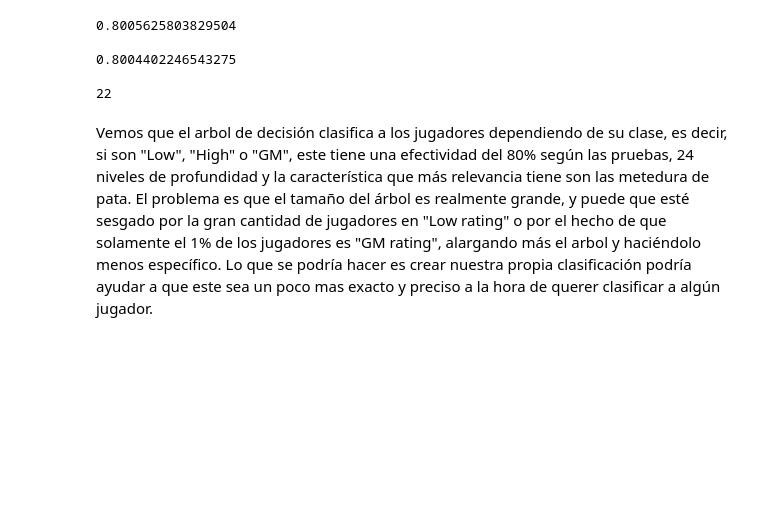
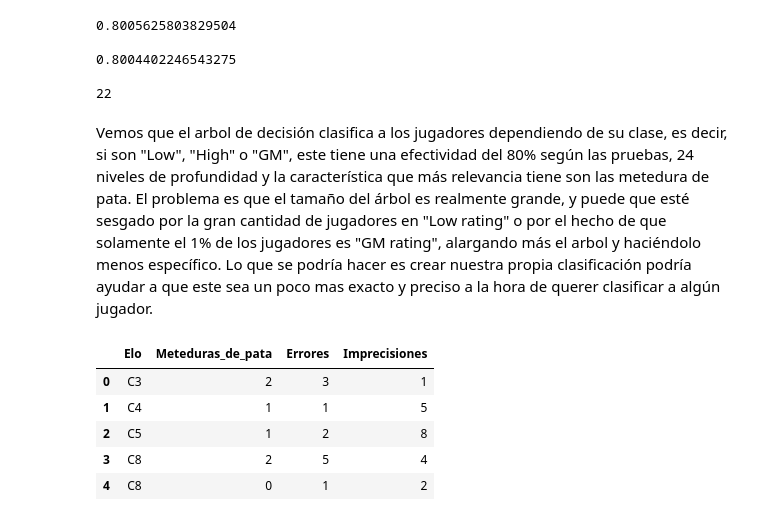
Before and after one commit to ReneSRuiz/Mineria_de_datos, a Jupyter notebook: NotebookFinal_Equipo11.ipynb, the cells around one changed output. Saved outputs shown, nothing was run; the diff lists cells and outputs as text; code cells hidden in the pictures; blank space fills up the shorter version.

```diff
--- a/NotebookFinal_Equipo11.ipynb
+++ b/NotebookFinal_Equipo11.ipynb
@@ -450,3 +449,39 @@ print(arbol.tree_.max_depth) #Nos dice la profundidad del arbol
 22
 # %% [markdown]
 Vemos que el arbol de decisión clasifica a los jugadores dependiendo de su clase, es decir, si son "Low", "High" o "GM", este tiene una efectividad del 80% según las pruebas, 24 niveles de profundidad y la característica que más relevancia tiene son las metedura de pata. El problema es que el tamaño del árbol es realmente grande, y puede que esté sesgado por la gran cantidad de jugadores en "Low rating" o por el hecho de que solamente el 1% de los jugadores es "GM rating", alargando más el arbol y haciéndolo menos específico. Lo que se podría hacer es crear nuestra propia clasificación podría ayudar a que este sea un poco mas exacto y preciso a la hora de querer clasificar a algún jugador.
+# %%
+#Crear columnas de blancas
+Blancas=df2.drop({'Apertura','Categoria_Blancas','Resultado','Terminacion','BlackElo','Tipo_juego','Movimientos','Categoria_Negras','Negras_Metedura_de_patas',
+                  'Negras_Errores','Negras_Imprecision'}, axis = 1)
+#Cambiaremos los nombres
+Blancas=Blancas.rename(columns = {'WhiteElo':'Elo','Blancas_Errores':'Errores','Blancas_Imprecision':'Imprecisiones',
+                                  'Blancas_Metedura_de_patas':'Meteduras_de_pata'})
+Blancas
+#Crear columnas de negras
+Negras=df2.drop({'Apertura','Categoria_Negras','Resultado','Terminacion','Categoria_Blancas','Tipo_juego','Movimientos','WhiteElo','Blancas_Metedura_de_patas',
+                  'Blancas_Errores','Blancas_Imprecision'}, axis = 1)
+#Cambiaremos los nombres
+Negras=Blancas.rename(columns = {'BlackElo':'Elo','Negras_Errores':'Errores','Negras_Imprecision':'Imprecisiones',
+                                  'Negras_Metedura_de_patas':'Meteduras_de_pata'})
+df4=Blancas.append(Negras)
+df4.loc[df4.Elo<601,'Elo']=10000
+df4.loc[df4.Elo<1001,'Elo']=20000
+df4.loc[df4.Elo<1201,'Elo']=30000
+df4.loc[df4.Elo<1401,'Elo']=40000
+df4.loc[df4.Elo<1601,'Elo']=50000
+df4.loc[df4.Elo<1801,'Elo']=60000
+df4.loc[df4.Elo<2001,'Elo']=70000
+df4.loc[df4.Elo<2501,'Elo']=80000
+df4.loc[df4.Elo<3001,'Elo']=90000
+df4.loc[df4.Elo<3501,'Elo']=100000
+df4.loc[df4.Elo<4001,'Elo']=110000
+df4['Elo']=df4['Elo'].replace([10000,20000,30000,40000,50000,60000,70000,80000,90000,100000,110000],
+                ['C1','C2','C3','C4','C5','C6','C7','C8','C9','C10','C11'])
+df4.head(5)
+# %% [output]
+|  | Elo | Meteduras_de_pata | Errores | Imprecisiones |
+| 0 | C3 | 2 | 3 | 1 |
+| 1 | C4 | 1 | 1 | 5 |
+| 2 | C5 | 1 | 2 | 8 |
+| 3 | C8 | 2 | 5 | 4 |
+| 4 | C8 | 0 | 1 | 2 |
```
Also changed, not shown: parts of 7 cells of this notebook.
